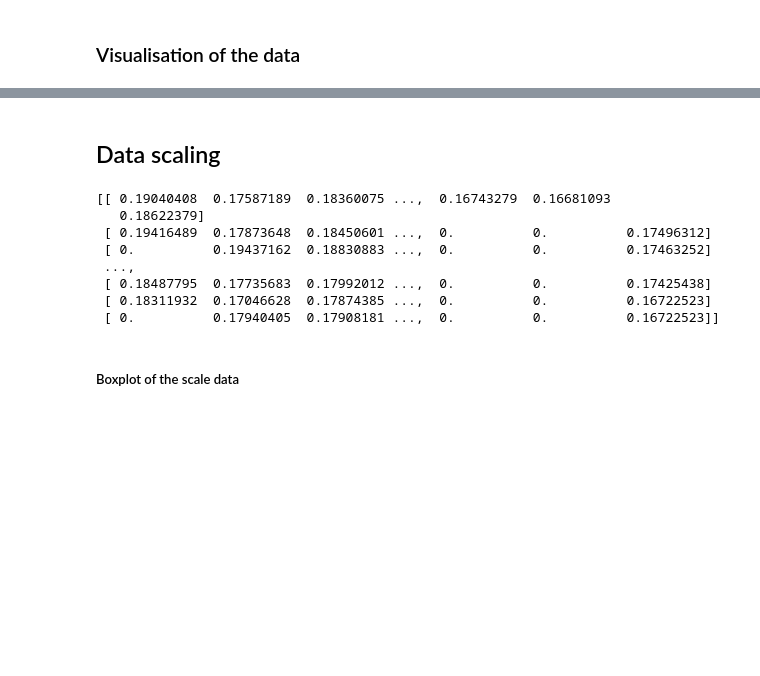
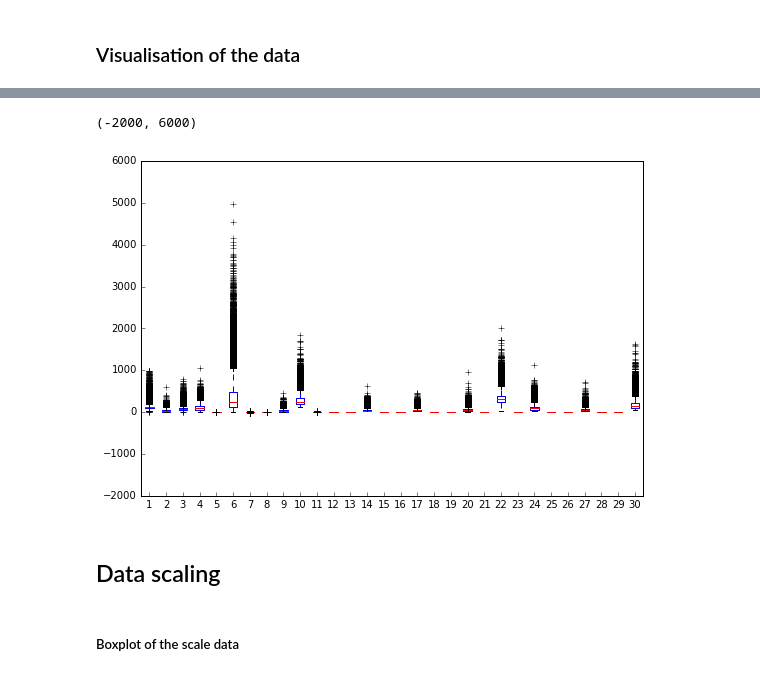
Before and after one commit to Walono/ML_project1, a Jupyter notebook: projects/project1/scripts/project1.ipynb, the cells around one changed output, grey strips where cells are left out. Drawn from its saved outputs; the diff is of its cells as text; code cells hidden in the pictures; blank space fills up the shorter version.

```diff
--- a/projects/project1/scripts/project1.ipynb
+++ b/projects/project1/scripts/project1.ipynb
@@ -48,33 +36,31 @@ for x in tX_tra:
 # %%
 #Boxplot of the Raw Data
 # Create a figure instance
 fig = plt.figure(1, figsize=(9, 6))
 
 # Create an axes instance
 ax = fig.add_subplot(111)
 
 # Create the boxplot
-bp = ax.boxplot(tX_tra)
+bp = ax.boxplot(tX)
 
 ax.get_xaxis().tick_bottom()
 ax.get_yaxis().tick_left()
 
 axes = plt.gca()
 axes.set_ylim([-2000,6000])
+
+#fig.savefig('foo.png')
+# %% [output]
+(-2000, 6000)
+[figure, added]
 # %% [markdown]
 ## Data scaling
 # %%
-minmax_tX = (tX_tra - tX_tra.min()) / (tX_tra.max() - tX_tra.min())
-print(minmax_tX)
+minma_tX_tra = (tX_tra - tX_tra.min()) / (tX_tra.max() - tX_tra.min())
+minima_tX = minma_tX_tra.T
+#print(np.shape(minima_tX))
+#print(np.shape(tX))
-# %% [output]
-[[ 0.19040408  0.17587189  0.18360075 ...,  0.16743279  0.16681093
-   0.18622379]
- [ 0.19416489  0.17873648  0.18450601 ...,  0.          0.          0.17496312]
- [ 0.          0.19437162  0.18830883 ...,  0.          0.          0.17463252]
- ...,
- [ 0.18487795  0.17735683  0.17992012 ...,  0.          0.          0.17425438]
- [ 0.18311932  0.17046628  0.17874385 ...,  0.          0.          0.16722523]
- [ 0.          0.17940405  0.17908181 ...,  0.          0.          0.16722523]]
 # %% [markdown]
 ##### Boxplot of the scale data
 # %%
```
Also changed, not shown: parts of 9 cells of this notebook, 2 other files.
